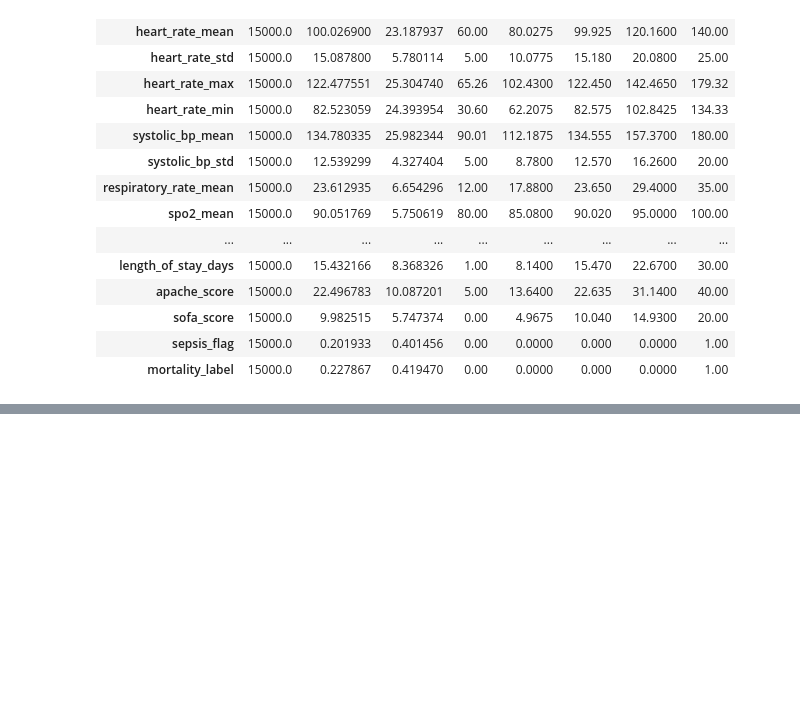
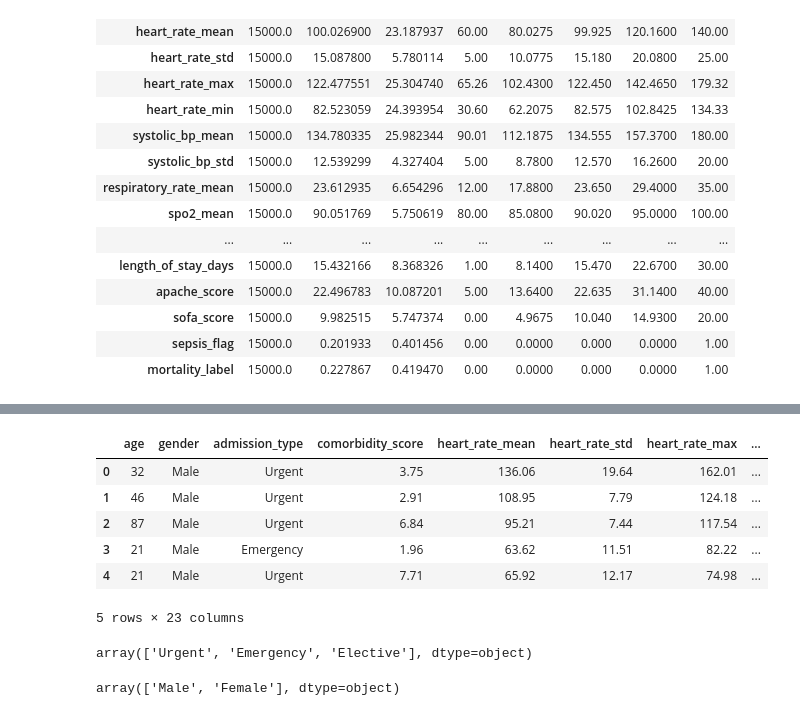
Before and after one commit to sonjoy1s/Kaggle_Deep_Lr, a Jupyter notebook: ICU_Patient_Monitoring_&_Mortality_Prediction.ipynb, the cells around one changed output, grey strips where cells are left out. Cells and saved outputs as stored; diff of their text form; code cells hidden in the pictures; blank space fills up the shorter version.

```diff
--- a/ICU_Patient_Monitoring_&_Mortality_Prediction.ipynb
+++ b/ICU_Patient_Monitoring_&_Mortality_Prediction.ipynb
@@ -58,0 +105,20 @@ df.describe().T
+# %%
+df.drop(columns=['patient_id'],inplace=True)
+# %%
+df.head()
+# %% [output]
+|  | age | gender | admission_type | comorbidity_score | heart_rate_mean | heart_rate_std | heart_rate_max | ... |
+| 0 | 32 | Male | Urgent | 3.75 | 136.06 | 19.64 | 162.01 | ... |
+| 1 | 46 | Male | Urgent | 2.91 | 108.95 | 7.79 | 124.18 | ... |
+| 2 | 87 | Male | Urgent | 6.84 | 95.21 | 7.44 | 117.54 | ... |
+| 3 | 21 | Male | Emergency | 1.96 | 63.62 | 11.51 | 82.22 | ... |
+| 4 | 21 | Male | Urgent | 7.71 | 65.92 | 12.17 | 74.98 | ... |
+5 rows × 23 columns
+# %%
+df['admission_type'].unique()
+# %% [output]
+array(['Urgent', 'Emergency', 'Elective'], dtype=object)
+# %%
+df['gender'].unique()
+# %% [output]
+array(['Male', 'Female'], dtype=object)
```
Also changed, not shown: parts of 5 cells of this notebook.
